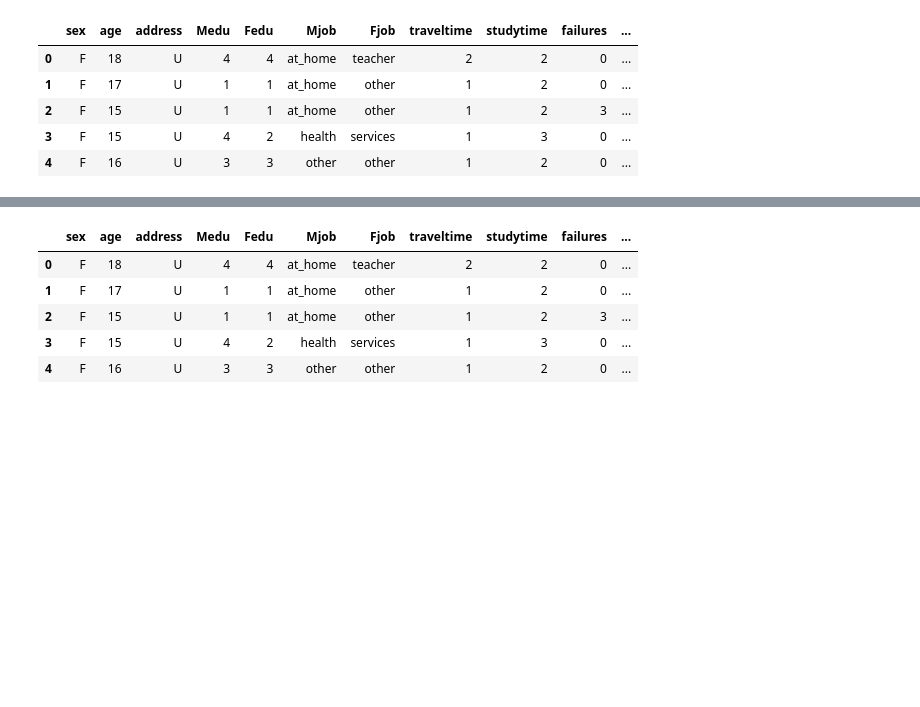
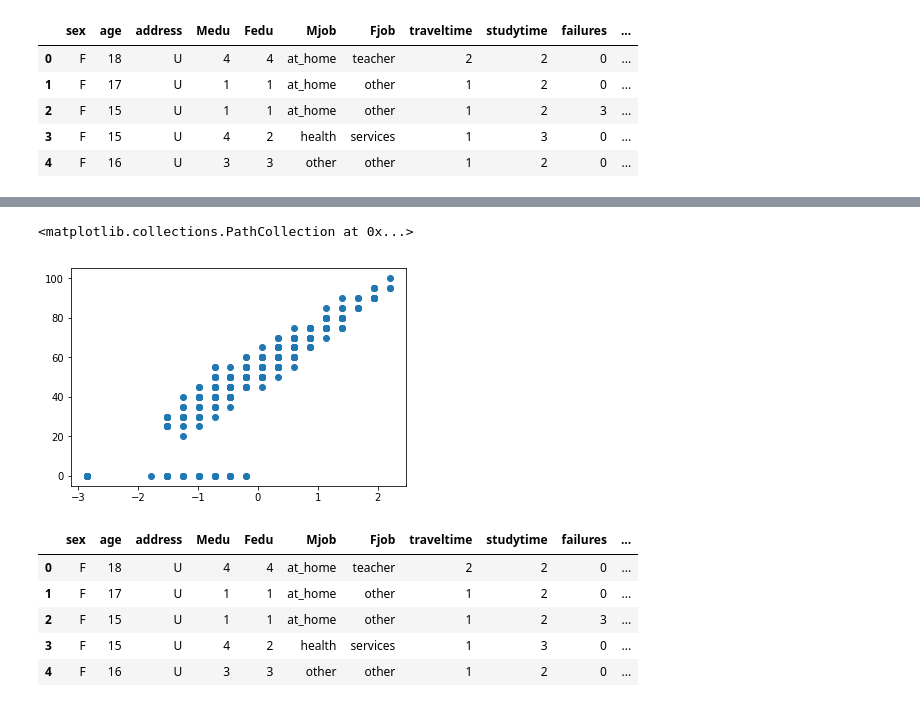
Before and after one commit to satyajitghana/VIT-CodeSpace, a Jupyter notebook: student_performance/notebooks/data_process.ipynb, the cells around one changed output, grey strips where cells are left out. Cells and saved outputs as stored; diff of their text form; code cells hidden in the pictures; blank space fills up the shorter version.

```diff
--- a/student_performance/notebooks/data_process.ipynb
+++ b/student_performance/notebooks/data_process.ipynb
@@ -13,3 +129,8 @@ raw.head()
+# %%
+plt.scatter(x['M2'], raw['M3'])
+# %% [output]
+<matplotlib.collections.PathCollection at 0x...>
+[figure, added]
 # %%
 raw.head()
 # %% [output]
```
Also changed, not shown: parts of 27 cells of this notebook, 11 other files.
